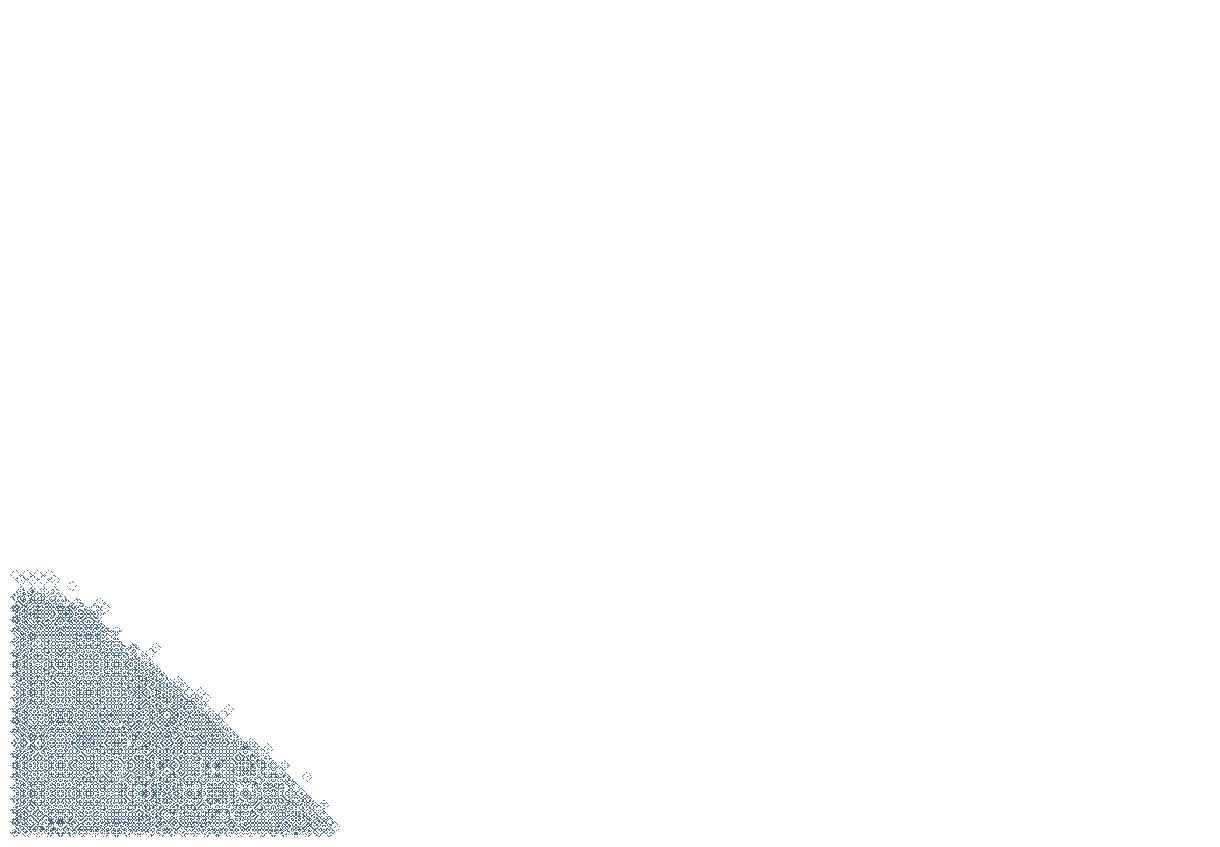
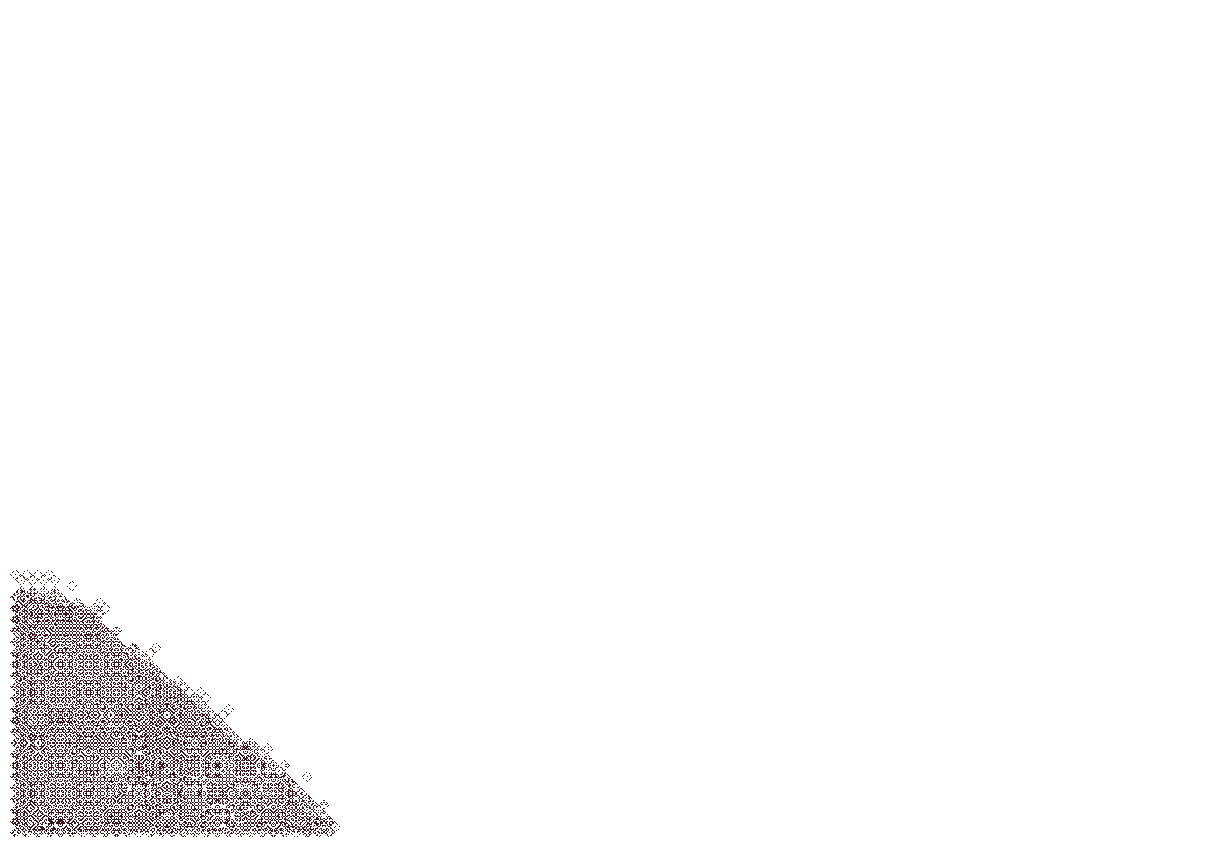
The notebook cell's code change between the first figure and the second:
--- before
+++ after
@@ -1,5 +1,5 @@
 # Show and save results
 
-INDEX = 0
+INDEX = 4
 SAVEFIG = True
 
@@ -13,4 +13,6 @@
 color = colors[INDEX]
 suffix = image_suffixes[INDEX]
+solution_mosaic = solution_mosaic_list[INDEX]
+image_name_full = f"{image_name}-{suffix}"
 
 # Create colormap with the selected colour
@@ -30,5 +32,5 @@
 if SAVEFIG:
     dpi = solution_mosaic.shape[1] // fig_size
-    plt.savefig(f'../output/bw26/{image_name_full}-mosaic-level{level}-gridsize{grid_size}.png',
+    plt.savefig(f'../output/bw26/images/{image_name_full}-mosaic-level{level}-gridsize{grid_size}.png',
                 dpi=dpi, # 100 dpi × 10 inches = 1000 pixels
                 bbox_inches='tight',

Commit: full Notebook to make mosaic layers